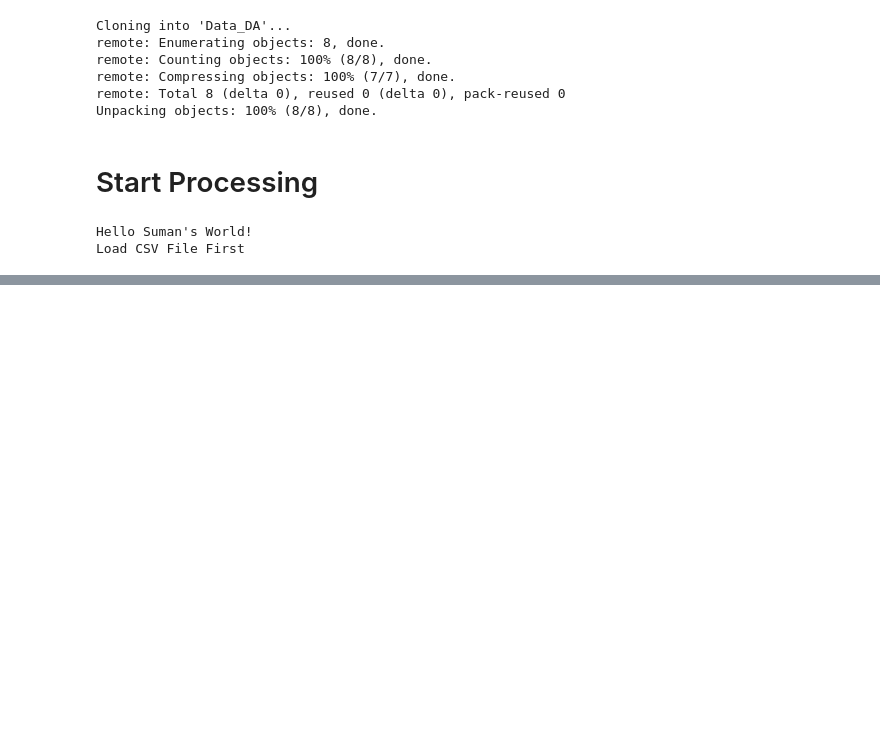
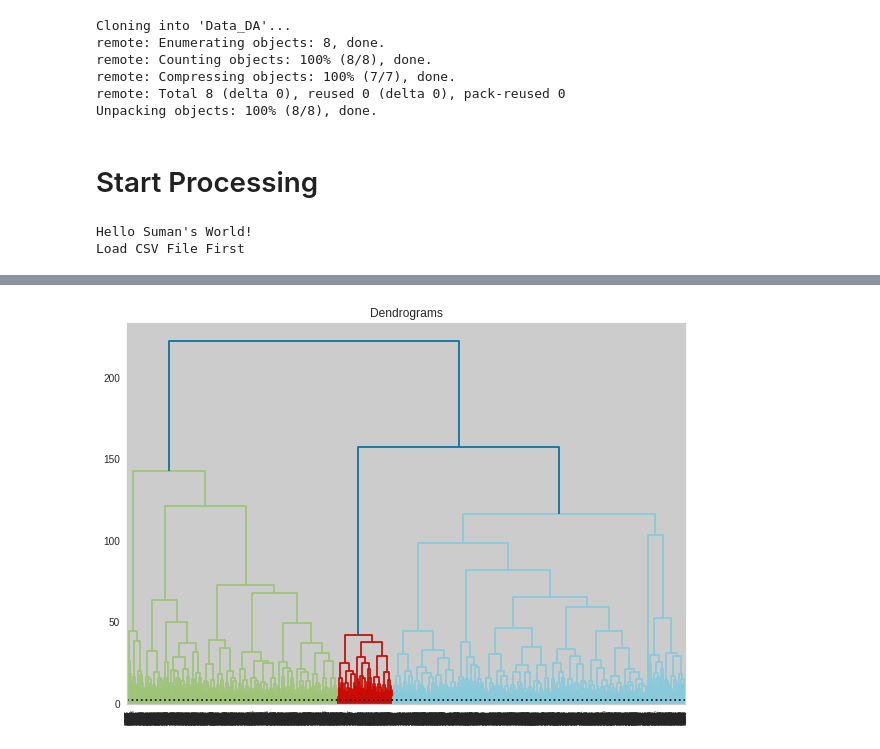
Before and after one commit to sumandutta8877/DATA-Analytics, a Jupyter notebook: DA_2021.ipynb, the cells around one changed output, grey strips where cells are left out. Saved outputs shown, nothing was run; the diff lists cells and outputs as text; code cells hidden in the pictures; blank space fills up the shorter version.

```diff
--- a/DA_2021.ipynb
+++ b/DA_2021.ipynb
@@ -65,0 +152,11 @@ print(df2)
+# %%
+import matplotlib.pyplot as plt
+import scipy.cluster.hierarchy as shc
+
+plt.figure(figsize=(10,7))
+plt.title("Dendrograms")
+dend = shc.dendrogram(shc.linkage(X, method='ward'))
+plt.axhline(y=2, color='k', linestyle=':')
+plt.show()
+# %% [output]
+[figure, added]
```
Also changed, not shown: parts of 12 cells of this notebook.
